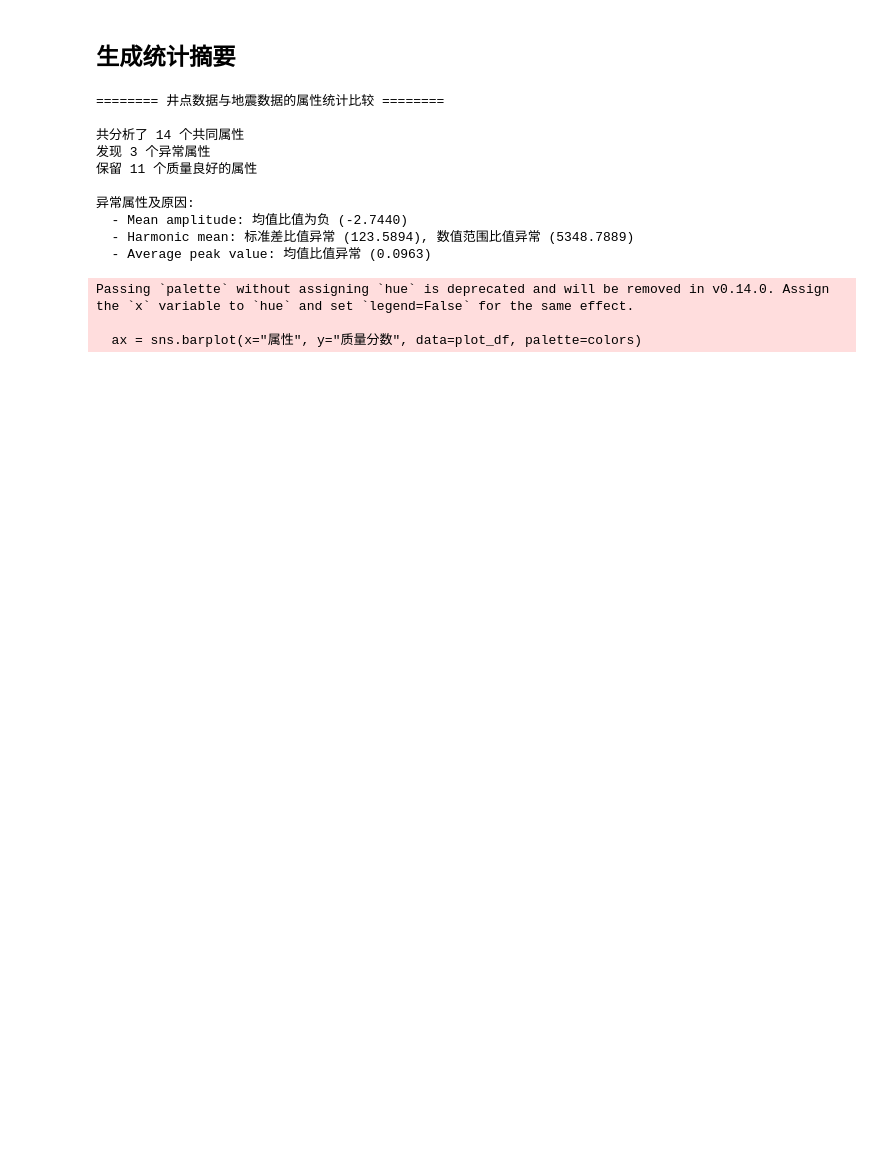
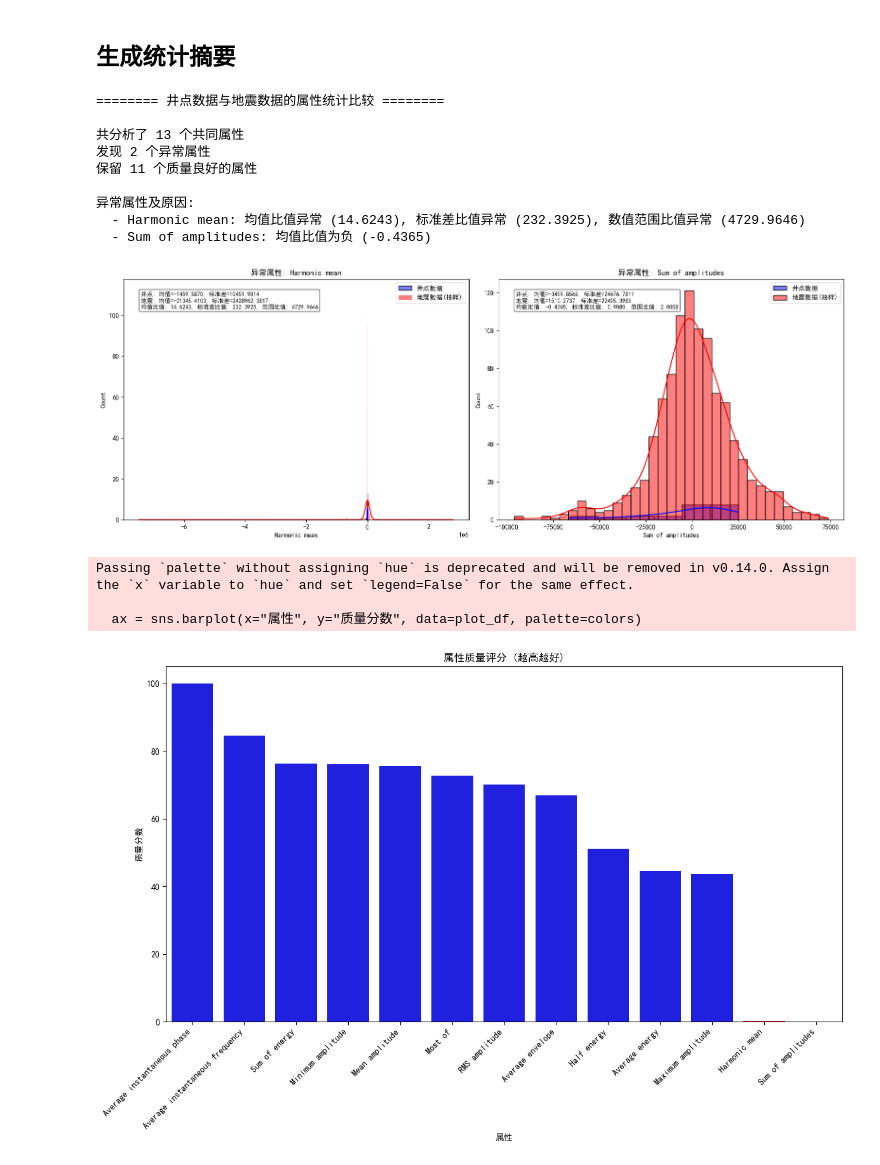
Before and after one commit to oimero/attribute_fusion, a Jupyter notebook: H6-2/H6_2_data_quality.ipynb, the cells around one changed output. Cells and saved outputs as stored; diff of their text form; code cells hidden in the pictures; blank space fills up the shorter version.

```diff
--- a/H6-2/H6_2_data_quality.ipynb
+++ b/H6-2/H6_2_data_quality.ipynb
@@ -127,31 +208,32 @@ for attr in common_attributes:
 # %%
 # 筛选出质量良好的属性
 good_attributes, anomalous_attributes, attribute_stats = filter_anomalous_attributes(
-    seismic_data=data_H6_2_attr,
+    seismic_data=data_H6_2_attr_filtered,
     well_data=data_H6_2_well_selected,
     common_attributes=common_attributes,
     ratio_threshold=5.0,  # 均值比值阈值
     range_ratio_threshold=10.0,  # 数值范围比值阈值
     std_ratio_threshold=10.0,  # 标准差比值阈值
     output_dir=output_dir,  # 输出图表目录
     verbose=True,  # 打印详细信息
 )
 
 print("\n筛选后保留的质量良好属性:")
 for attr in good_attributes:
     print(f"- {attr}")
 # %% [output]
 ======== 井点数据与地震数据的属性统计比较 ========
 
-共分析了 14 个共同属性
-发现 3 个异常属性
+共分析了 13 个共同属性
+发现 2 个异常属性
 保留 11 个质量良好的属性
 
 异常属性及原因:
-  - Mean amplitude: 均值比值为负 (-2.7440)
-  - Harmonic mean: 标准差比值异常 (123.5894), 数值范围比值异常 (5348.7889)
-  - Average peak value: 均值比值异常 (0.0963)
+  - Harmonic mean: 均值比值异常 (14.6243), 标准差比值异常 (232.3925), 数值范围比值异常 (4729.9646)
+  - Sum of amplitudes: 均值比值为负 (-0.4365)
+[figure, added]
 Passing `palette` without assigning `hue` is deprecated and will be removed in v0.14.0. Assign the `x` variable to `hue` and set `legend=False` for the same effect.
 
   ax = sns.barplot(x="属性", y="质量分数", data=plot_df, palette=colors)
+[figure, added]
 筛选后保留的质量良好属性:
```
Also changed, not shown: parts of 8 cells of this notebook, 3 other files.
